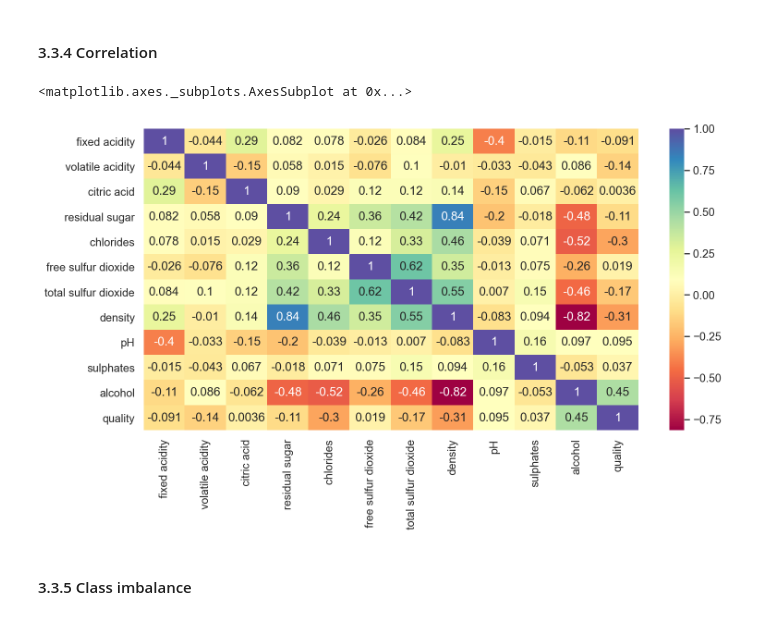
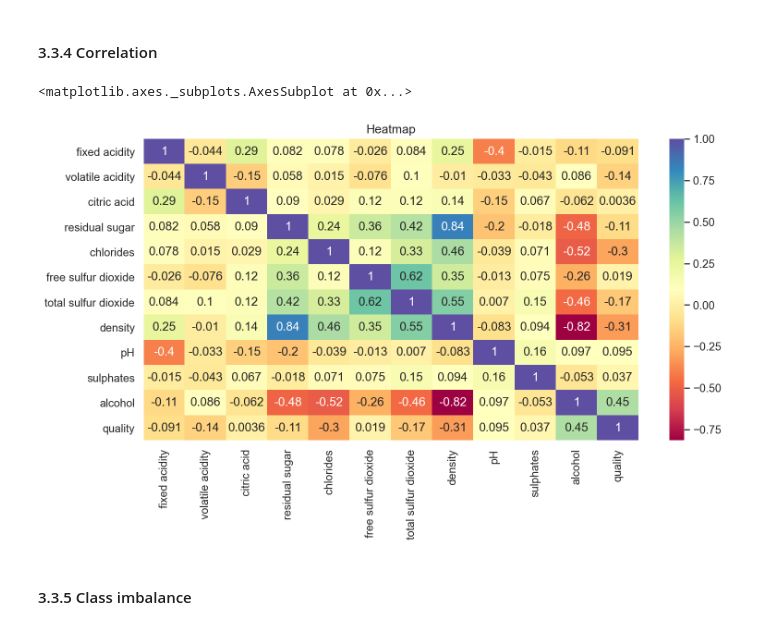
Before and after one commit to Munster2020/HDIP_CSDA_COMP08055, a Jupyter notebook: scikit-learn.ipynb, the cells around one changed output. Saved outputs shown, nothing was run; the diff lists cells and outputs as text; code cells hidden in the pictures.

```diff
--- a/scikit-learn.ipynb
+++ b/scikit-learn.ipynb
@@ -218,10 +218,11 @@ df_wine.shape
 #### 3.3.4 Correlation
 # %%
 plt.subplots(figsize=(12, 6))
+plt.title('Heatmap')
 sns.heatmap(df_wine.corr(), annot=True, cmap='Spectral')
 # %% [output]
 <matplotlib.axes._subplots.AxesSubplot at 0x...>
-[figure, old version]
+[figure, new version]
 # %% [markdown]
 #### 3.3.5 Class imbalance
 # %% [markdown]
```
Also changed, not shown: parts of 31 cells of this notebook.
